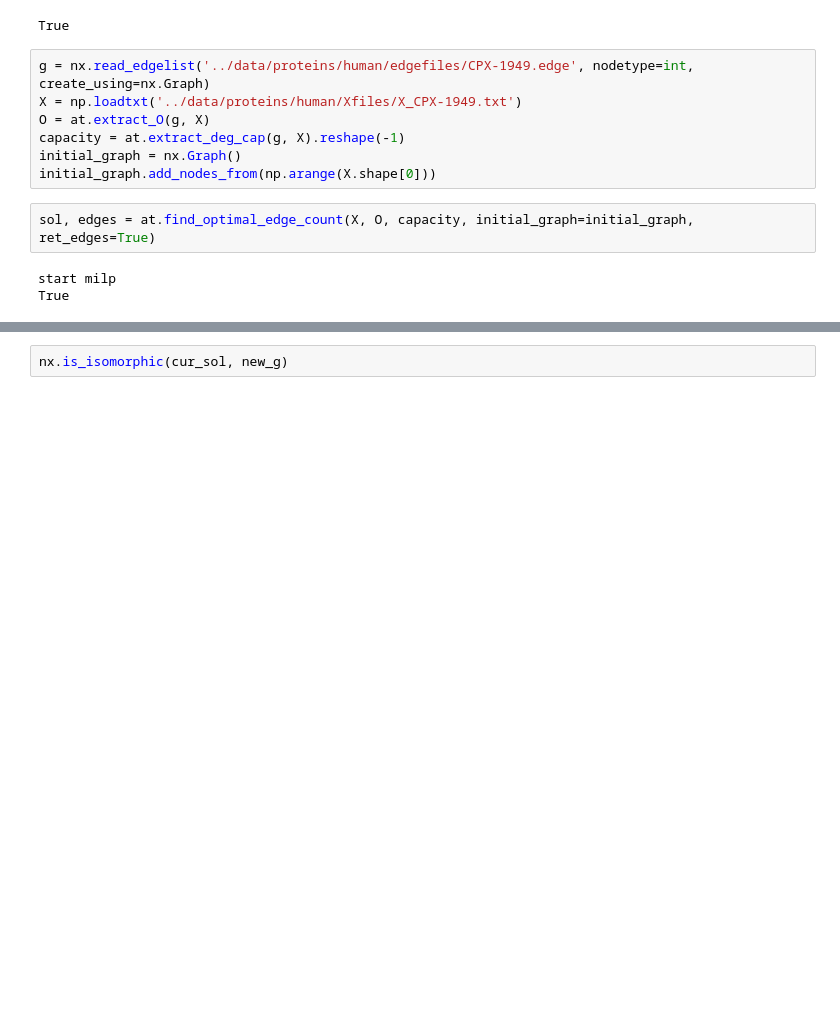
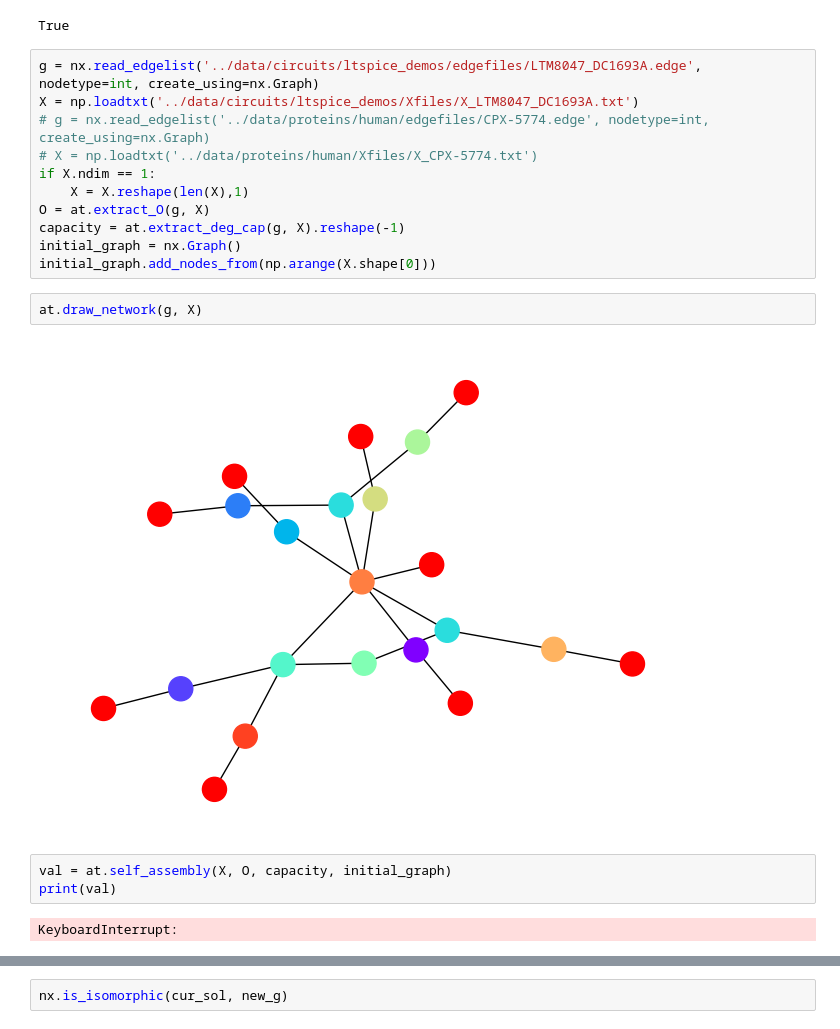
Before and after one commit to coryglover/NetDesign, a Jupyter notebook: notebooks/figs.ipynb, the cells around one changed output, grey strips where cells are left out. Saved outputs shown, nothing was run; the diff lists cells and outputs as text; blank space fills up the shorter version.

```diff
--- a/notebooks/figs.ipynb
+++ b/notebooks/figs.ipynb
@@ -460,14 +440,22 @@ list(nx.chordless_cycles(g)) == []
 # %% [output]
 True
 # %%
-g = nx.read_edgelist('../data/proteins/human/edgefiles/CPX-1949.edge', nodetype=int, create_using=nx.Graph)
-X = np.loadtxt('../data/proteins/human/Xfiles/X_CPX-1949.txt')
+g = nx.read_edgelist('../data/circuits/ltspice_demos/edgefiles/LTM8047_DC1693A.edge', nodetype=int, create_using=nx.Graph)
+X = np.loadtxt('../data/circuits/ltspice_demos/Xfiles/X_LTM8047_DC1693A.txt')
+# g = nx.read_edgelist('../data/proteins/human/edgefiles/CPX-5774.edge', nodetype=int, create_using=nx.Graph)
+# X = np.loadtxt('../data/proteins/human/Xfiles/X_CPX-5774.txt')
+if X.ndim == 1:
+    X = X.reshape(len(X),1)
 O = at.extract_O(g, X)
 capacity = at.extract_deg_cap(g, X).reshape(-1)
 initial_graph = nx.Graph()
 initial_graph.add_nodes_from(np.arange(X.shape[0]))
+# %%
+at.draw_network(g, X)
+# %% [output]
+[figure, added]
 # %%
-sol, edges = at.find_optimal_edge_count(X, O, capacity, initial_graph=initial_graph, ret_edges=True)
+val = at.self_assembly(X, O, capacity, initial_graph)
+print(val)
 # %% [output]
-start milp
-True
+KeyboardInterrupt:
```
Also changed, not shown: parts of 26 cells of this notebook, 1 other file.
